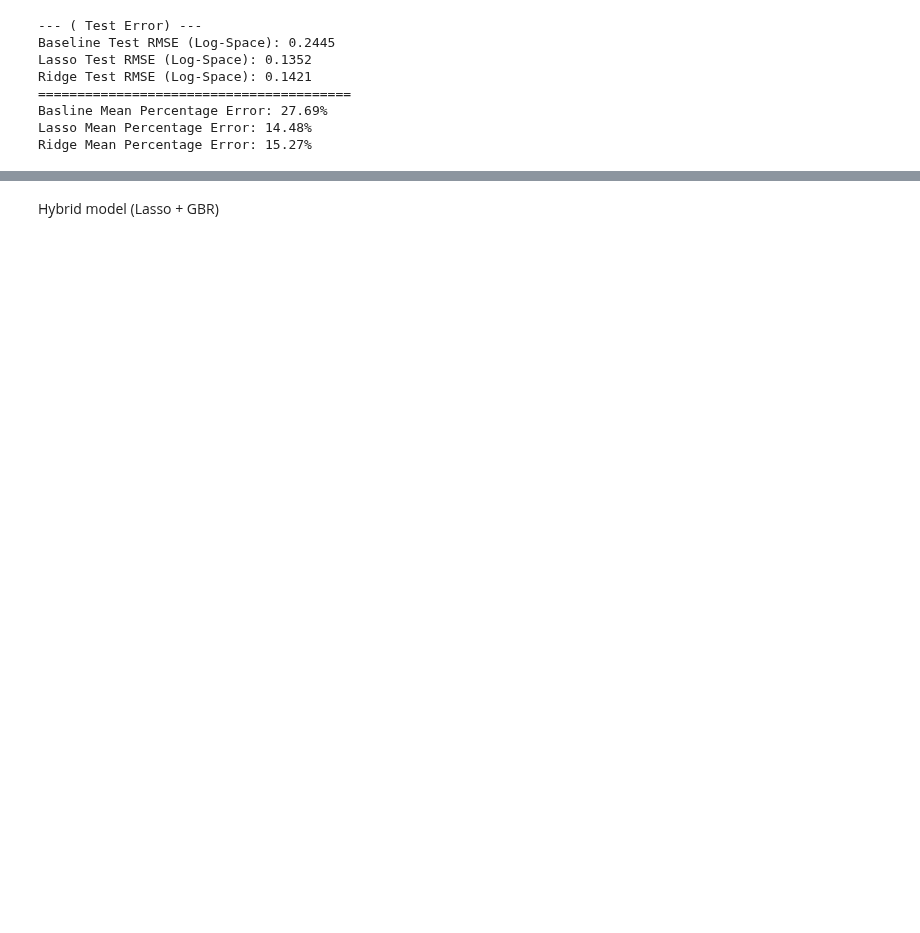
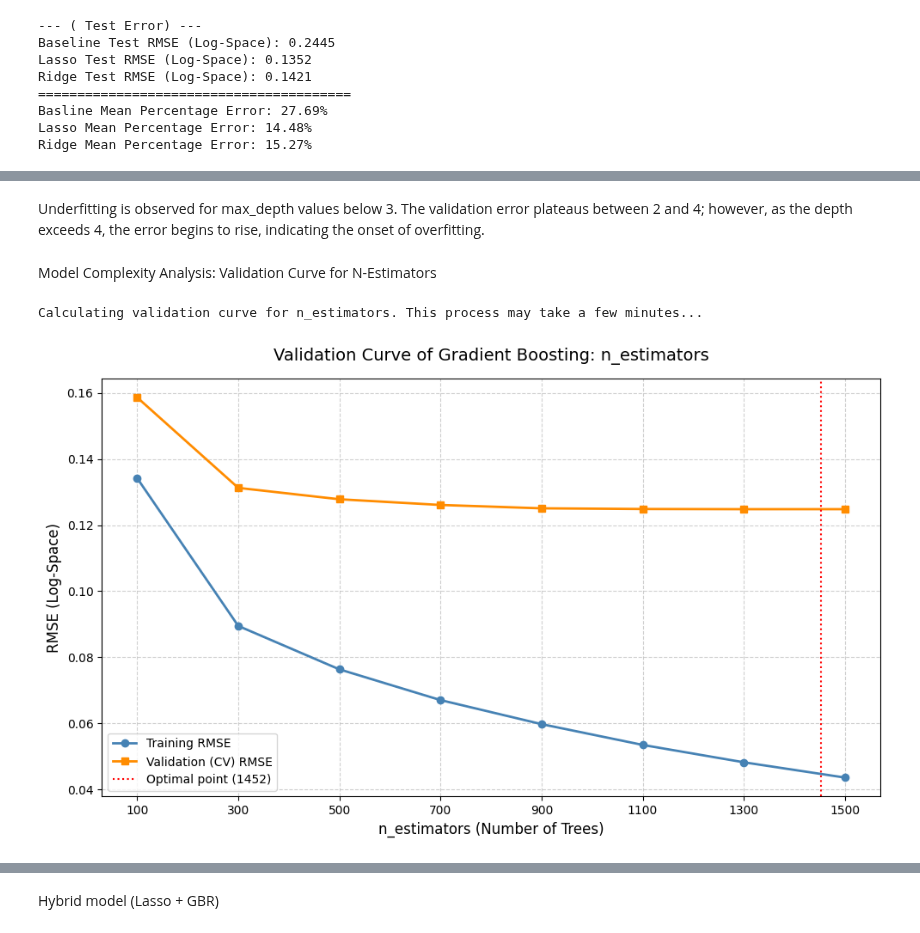
Before and after one commit to jwguanusc/CSCI567-FINAL, a Jupyter notebook: cs567_project.ipynb, the cells around one changed output, grey strips where cells are left out. Saved outputs shown, nothing was run; the diff lists cells and outputs as text; code cells hidden in the pictures; blank space fills up the shorter version.

```diff
--- a/cs567_project.ipynb
+++ b/cs567_project.ipynb
@@ -1848,0 +1492,67 @@ print("="*50)
+# %% [markdown]
+Underfitting is observed for max_depth values below 3. The validation error plateaus between 2 and 4; however, as the depth exceeds 4, the error begins to rise, indicating the onset of overfitting.
+# %% [markdown]
+Model Complexity Analysis: Validation Curve for N-Estimators
+# %%
+# 1. Define the target parameter and range (from 100 to 1500 trees, step 200)
+param_name = "n_estimators"
+param_range = np.arange(100, 1600, 200)
+
+# 2. Initialize the base estimator
+# CRITICAL: Freeze other hyperparameters at the previously identified "optimal values"
+gb_base = GradientBoostingRegressor(
+    learning_rate=0.0249,
+    max_depth=3,
+    min_samples_leaf=7,
+    min_samples_split=10,
+    subsample=0.6795,
+    random_state=42
+)
+
+print(f"Calculating validation curve for {param_name}. This process may take a few minutes...")
+
+# 3. Call the sklearn validation_curve utility
+train_scores, test_scores = validation_curve(
+    estimator=gb_base,
+    X=X_dev,
+    y=y_dev,
+    param_name=param_name,
+    param_range=param_range,
+    cv=kf,
+    scoring="neg_mean_squared_error",
+    n_jobs=-1
+)
+
+# 4. Metric Conversion
+# Transforming negative MSE results into mean RMSE for intuitive interpretation
+train_rmse = np.sqrt(np.abs(train_scores)).mean(axis=1)
+test_rmse = np.sqrt(np.abs(test_scores)).mean(axis=1)
+
+# ==========================================
+# 5. Generate Professional Diagnostic Visualization
+# ==========================================
+plt.figure(figsize=(10, 6))
+
+# Plot Training RMSE
+plt.plot(param_range, train_rmse, label="Training RMSE", color="steelblue", marker='o', lw=2)
+# Plot Validation (CV) RMSE
+plt.plot(param_range, test_rmse, label="Validation (CV) RMSE", color="darkorange", marker='s', lw=2)
+
+plt.title("Validation Curve of Gradient Boosting: n_estimators", fontsize=14, pad=15)
+plt.xlabel("n_estimators (Number of Trees)", fontsize=12)
+plt.ylabel("RMSE (Log-Space)", fontsize=12)
+
+# Refine aesthetics for technical reporting
+plt.grid(True, linestyle='--', alpha=0.6)
+plt.xticks(param_range)
+plt.legend(loc="best", fontsize=11)
+
+# Indicate the previously identified optimal point (1308) with a vertical line
+plt.axvline(x=1452, color='red', linestyle=':', label='Optimal point (1452)')
+plt.legend(loc="best")
+
+plt.tight_layout()
+plt.show()
+# %% [output]
+Calculating validation curve for n_estimators. This process may take a few minutes...
+[figure, added]
```
Also changed, not shown: parts of 127 cells of this notebook, 7 other files.
